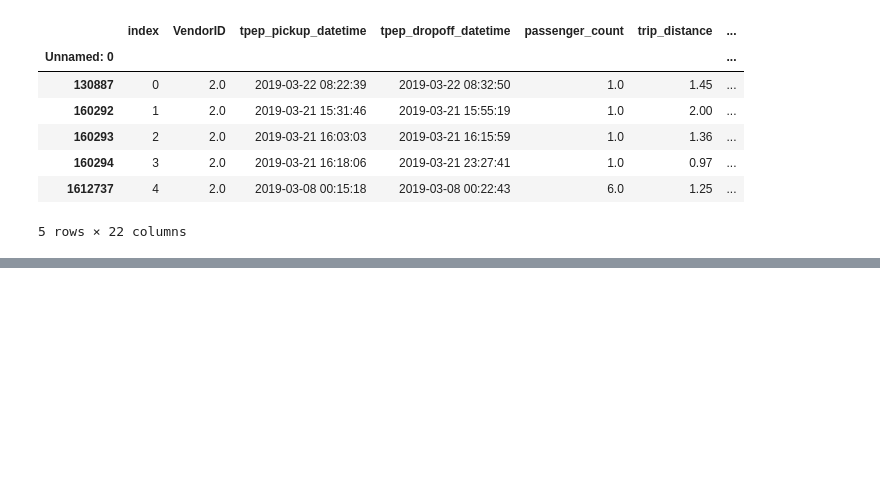
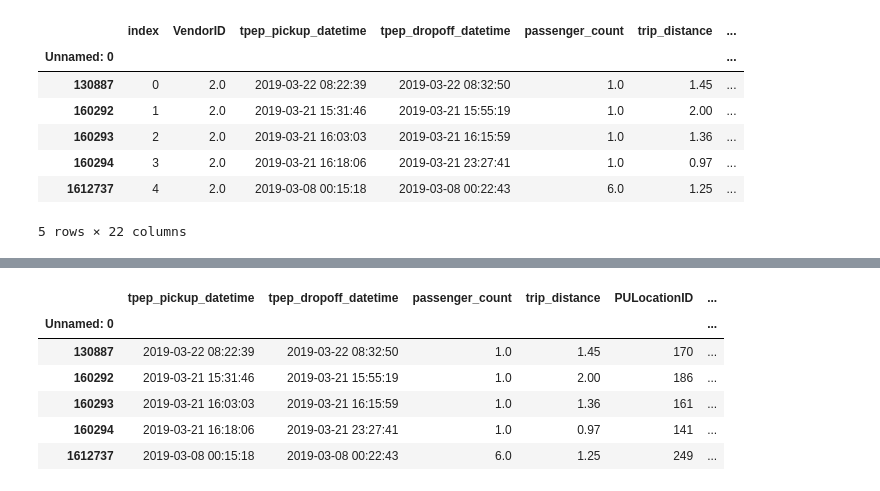
Before and after one commit to samtuleen/nyc-taxis-vs-covid, a Jupyter notebook: data_cleaning.ipynb, the cells around one changed output, grey strips where cells are left out. Cells and saved outputs as stored; diff of their text form; code cells hidden in the pictures; blank space fills up the shorter version.

```diff
--- a/data_cleaning.ipynb
+++ b/data_cleaning.ipynb
@@ -343,3 +343,5 @@ year_19.head()
 | 160294 | 3 | 2.0 | 2019-03-21 16:18:06 | 2019-03-21 23:27:41 | 1.0 | 0.97 | ... |
 | 1612737 | 4 | 2.0 | 2019-03-08 00:15:18 | 2019-03-08 00:22:43 | 6.0 | 1.25 | ... |
 5 rows × 22 columns
+# %%
+year_19 = pd.read_csv('C:\\Users\\15164\\Desktop\\nyc-taxis-vs-covid\\taxi_2019.csv')
@@ -346 +359,13 @@ year_19.head()
+# %%
+year_19.drop(columns=['index', 'VendorID', 'RatecodeID', 'store_and_fwd_flag', 'congestion_surcharge',
+                      'improvement_surcharge', 'extra', 'mta_tax'], inplace=True)
+year_19.head()
+# %% [output]
+|  | tpep_pickup_datetime | tpep_dropoff_datetime | passenger_count | trip_distance | PULocationID | ... |
+| Unnamed: 0 |  |  |  |  |  | ... |
+| 130887 | 2019-03-22 08:22:39 | 2019-03-22 08:32:50 | 1.0 | 1.45 | 170 | ... |
+| 160292 | 2019-03-21 15:31:46 | 2019-03-21 15:55:19 | 1.0 | 2.00 | 186 | ... |
+| 160293 | 2019-03-21 16:03:03 | 2019-03-21 16:15:59 | 1.0 | 1.36 | 161 | ... |
+| 160294 | 2019-03-21 16:18:06 | 2019-03-21 23:27:41 | 1.0 | 0.97 | 141 | ... |
+| 1612737 | 2019-03-08 00:15:18 | 2019-03-08 00:22:43 | 6.0 | 1.25 | 249 | ... |
 # %%
```
Also changed, not shown: parts of 4 cells of this notebook.
